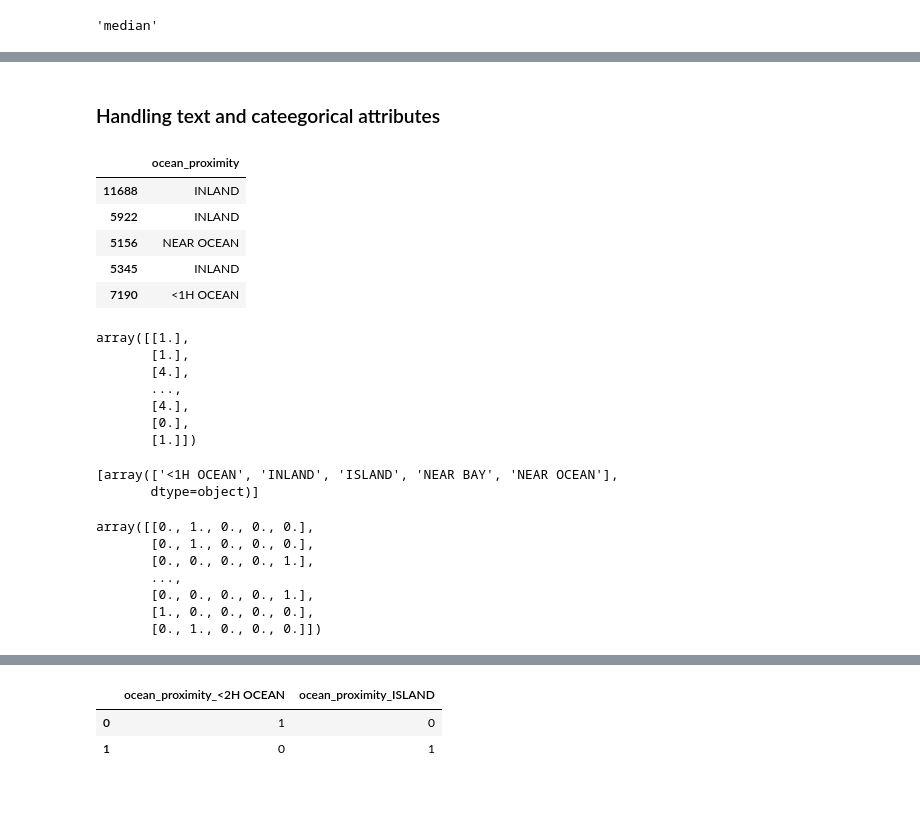
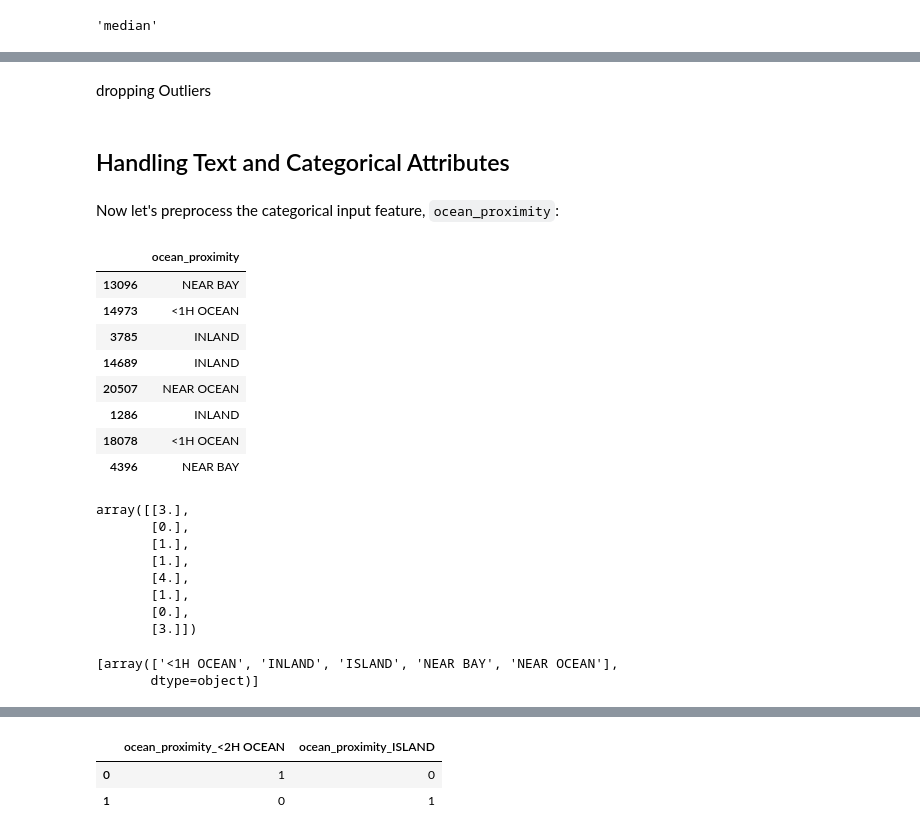
Before and after one commit to AryanS-88/Housing_data_pipeline, a Jupyter notebook: Housing.ipynb, the cells around one changed output, grey strips where cells are left out. Saved outputs shown, nothing was run; the diff lists cells and outputs as text; code cells hidden in the pictures; blank space fills up the shorter version.

```diff
--- a/Housing.ipynb
+++ b/Housing.ipynb
@@ -192,0 +173,3 @@ corr_matrix=housing.corr()
+# %%
+strat_train_set, strat_test_set = train_test_split(
+    housing, test_size=0.2, stratify=housing["income_cat"], random_state=42)
@@ -282,3 +366,2 @@ imputer = SimpleImputer(strategy="median")# imputation is only perfromed for num
 # %%
-housing_numeric=housing.select_dtypes(include=[np.number])
-imputer.fit(housing_numeric)
+housing_num = housing.select_dtypes(include=[np.number])
@@ -286,0 +368,2 @@ SimpleImputer(strategy='median')
+# %%
+imputer.fit(housing_num)
@@ -295,2 +386,2 @@ array([-118.51  ,   34.26  ,   29.    , 2123.    ,  433.    , 1162.    ,
 # %%
-X=imputer.transform(housing_numeric)
+X = imputer.transform(housing_num)
@@ -321 +437,3 @@ array([ 1,  1,  1, ...,  1,  1, -1])
+# %% [markdown]
+dropping Outliers
 # %%
@@ -323,16 +440,21 @@ array([ 1,  1,  1, ...,  1,  1, -1])
 housing = housing.iloc[outlier_pred == 1]
 housing_labels = housing_labels.iloc[outlier_pred == 1]
-# %% [markdown]
-<h3>Handling text and cateegorical attributes</h3>
+# %% [markdown]
+## Handling Text and Categorical Attributes
+# %% [markdown]
+Now let's preprocess the categorical input feature, `ocean_proximity`:
 # %%
-housing_cat=housing[["ocean_proximity"]]
-housing_cat.head()
+housing_cat = housing[["ocean_proximity"]]
+housing_cat.head(8)
 # %% [output]
 |  | ocean_proximity |
-| 11688 | INLAND |
-| 5922 | INLAND |
-| 5156 | NEAR OCEAN |
-| 5345 | INLAND |
-| 7190 | <1H OCEAN |
+| 13096 | NEAR BAY |
+| 14973 | <1H OCEAN |
+| 3785 | INLAND |
+| 14689 | INLAND |
+| 20507 | NEAR OCEAN |
+| 1286 | INLAND |
+| 18078 | <1H OCEAN |
+| 4396 | NEAR BAY |
 # %%
 from sklearn.preprocessing import OrdinalEncoder
@@ -339,15 +462,16 @@ from sklearn.preprocessing import OrdinalEncoder
 ordinal_encoder = OrdinalEncoder()
 housing_cat_encoded = ordinal_encoder.fit_transform(housing_cat)
 # %%
-housing_cat_encoded
+housing_cat_encoded[:8]
 # %% [output]
-array([[1.],
+array([[3.],
+       [0.],
+       [1.],
        [1.],
        [4.],
-       ...,
-       [4.],
+       [1.],
        [0.],
-       [1.]])
+       [3.]])
 # %%
 ordinal_encoder.categories_
 # %% [output]
@@ -361,10 +484,0 @@ housing_cat_1hot=cat_encoder.fit_transform(housing_cat)
-# %%
-housing_cat_1hot.toarray()#converting scipy sparse matrix to numpy array
-# %% [output]
-array([[0., 1., 0., 0., 0.],
-       [0., 1., 0., 0., 0.],
-       [0., 0., 0., 0., 1.],
-       ...,
-       [0., 0., 0., 0., 1.],
-       [1., 0., 0., 0., 0.],
-       [0., 1., 0., 0., 0.]])
```
Also changed, not shown: parts of 204 cells of this notebook.
